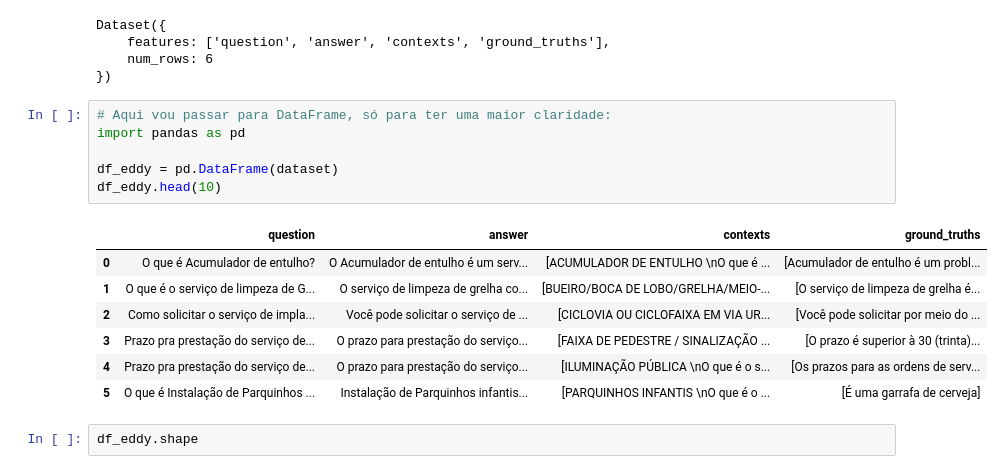
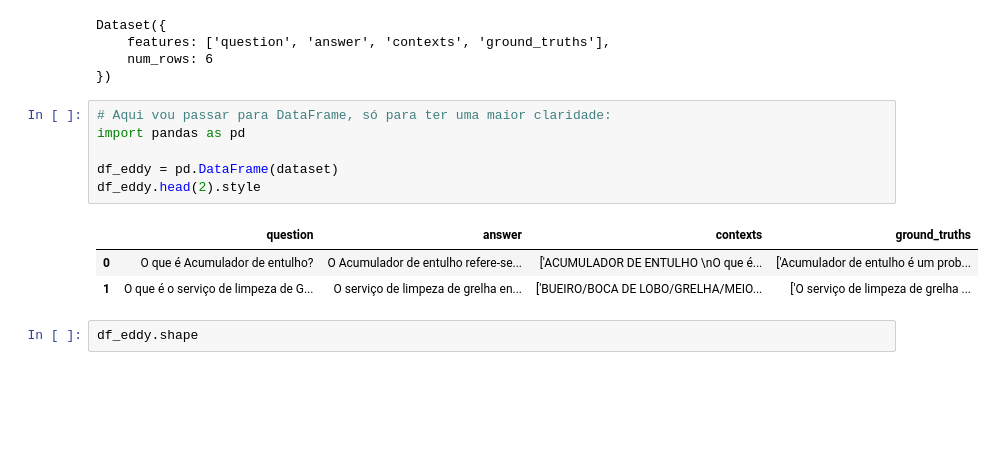
Before and after one commit to EddyGiusepe/Large_Language_Models_LLMs, a Jupyter notebook: 15_RAG_Evaluation/1_RAG_Evaluation/3_Evaluating_RAG_Applications_with_RAGAs.ipynb, the cells around one changed output. Saved outputs shown, nothing was run; the diff lists cells and outputs as text; blank space fills up the shorter version.

```diff
--- a/15_RAG_Evaluation/1_RAG_Evaluation/3_Evaluating_RAG_Applications_with_RAGAs.ipynb
+++ b/15_RAG_Evaluation/1_RAG_Evaluation/3_Evaluating_RAG_Applications_with_RAGAs.ipynb
@@ -315,17 +405,13 @@ Dataset({
 # %%
 # Aqui vou passar para DataFrame, só para ter uma maior claridade:
 import pandas as pd
 
 df_eddy = pd.DataFrame(dataset)
-df_eddy.head(10)
+df_eddy.head(2).style
 # %% [output]
 |  | question | answer | contexts | ground_truths |
-| 0 | O que é Acumulador de entulho? | O Acumulador de entulho é um serv... | [ACUMULADOR DE ENTULHO \nO que é ... | [Acumulador de entulho é um probl... |
-| 1 | O que é o serviço de limpeza de G... | O serviço de limpeza de grelha co... | [BUEIRO/BOCA DE LOBO/GRELHA/MEIO-... | [O serviço de limpeza de grelha é... |
-| 2 | Como solicitar o serviço de impla... | Você pode solicitar o serviço de ... | [CICLOVIA OU CICLOFAIXA EM VIA UR... | [Você pode solicitar por meio do ... |
-| 3 | Prazo pra prestação do serviço de... | O prazo para prestação do serviço... | [FAIXA DE PEDESTRE / SINALIZAÇÃO ... | [O prazo é superior à 30 (trinta)... |
-| 4 | Prazo pra prestação do serviço de... | O prazo para prestação do serviço... | [ILUMINAÇÃO PÚBLICA \nO que é o s... | [Os prazos para as ordens de serv... |
-| 5 | O que é Instalação de Parquinhos ... | Instalação de Parquinhos infantis... | [PARQUINHOS INFANTIS \nO que é o ... | [É uma garrafa de cerveja] |
+| 0 | O que é Acumulador de entulho? | O Acumulador de entulho refere-se... | ['ACUMULADOR DE ENTULHO \nO que é... | ['Acumulador de entulho é um prob... |
+| 1 | O que é o serviço de limpeza de G... | O serviço de limpeza de grelha en... | ['BUEIRO/BOCA DE LOBO/GRELHA/MEIO... | ['O serviço de limpeza de grelha ... |
 # %%
 df_eddy.shape
 # %% [output]
```
Also changed, not shown: parts of 15 cells of this notebook.
